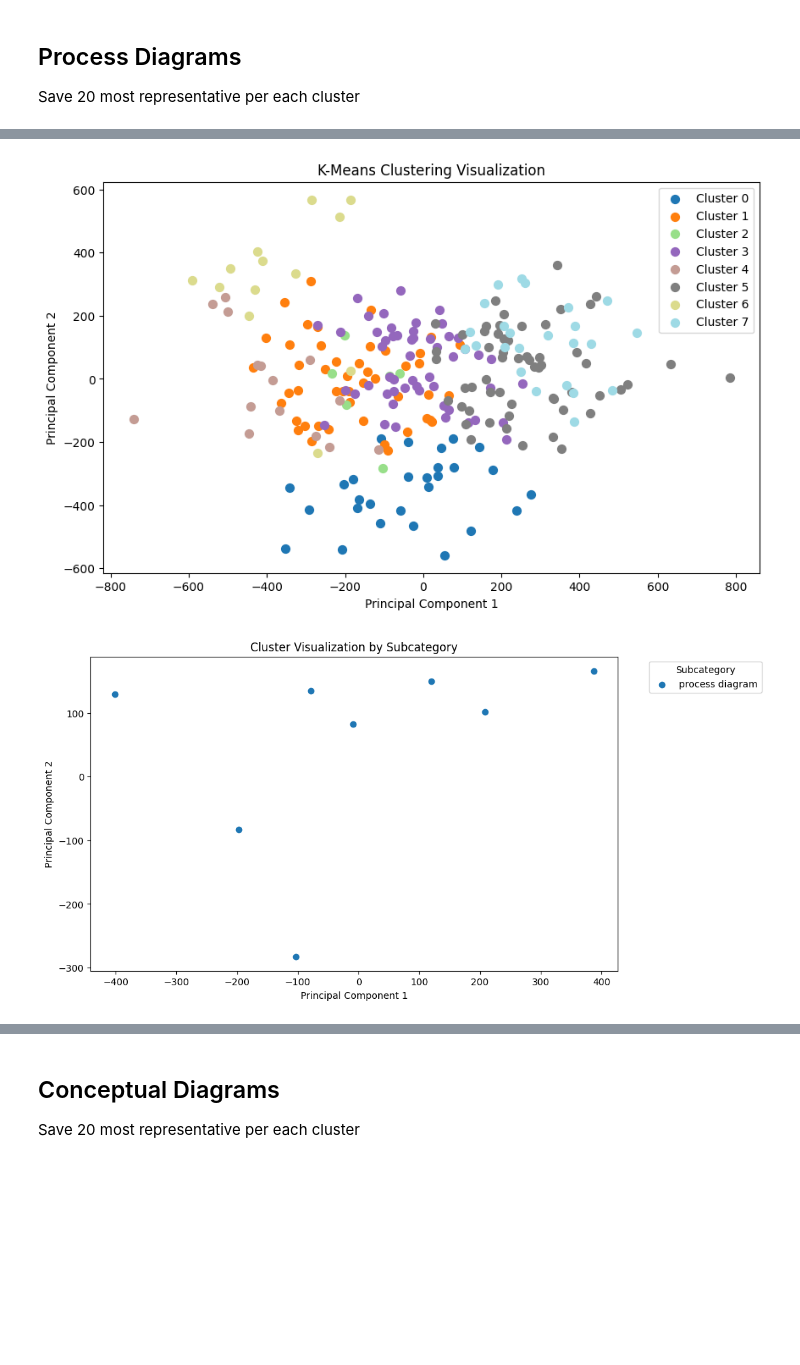
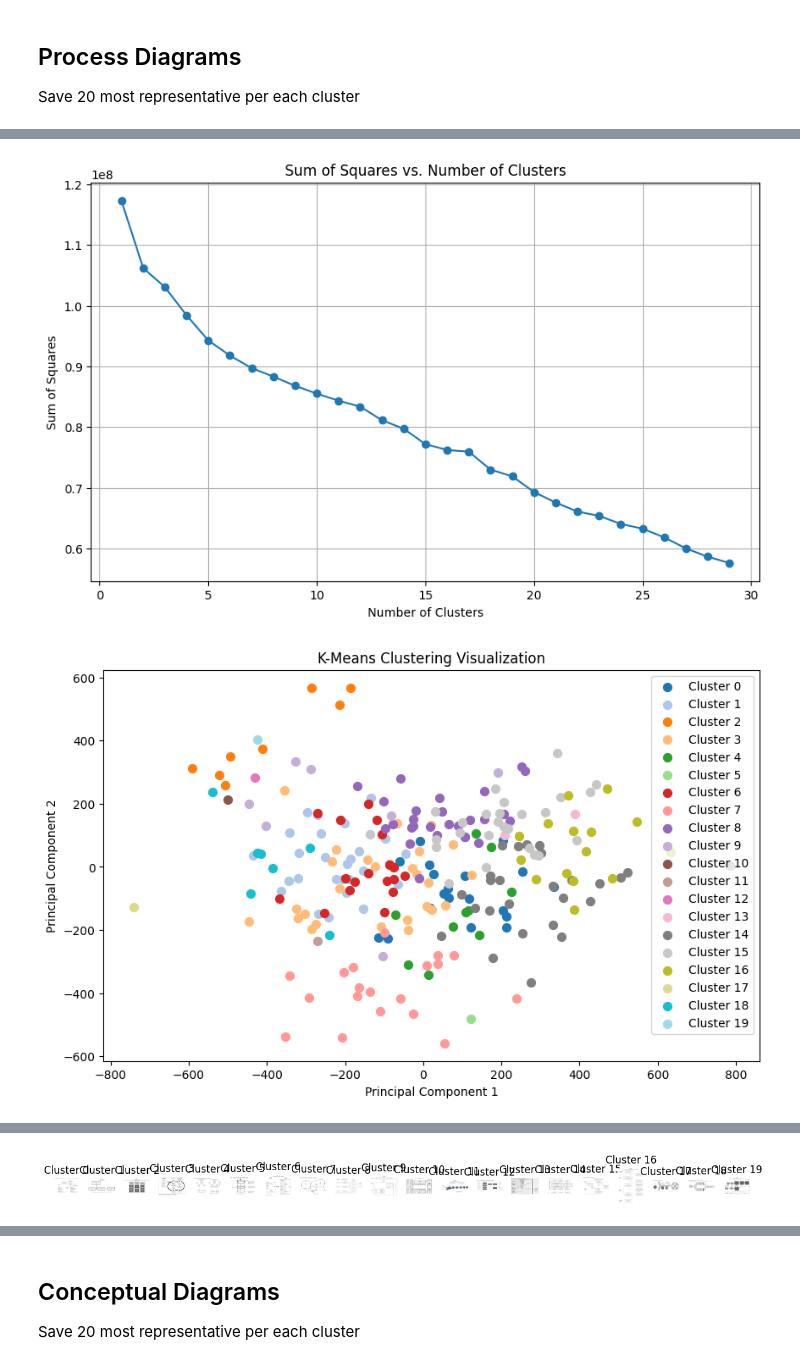
Before and after one commit to polyg314/figure_averaging, a Jupyter notebook: notebooks/clustering_for_all_years.ipynb, the cells around one changed output, grey strips where cells are left out. Drawn from its saved outputs; the diff is of its cells as text; code cells hidden in the pictures; blank space fills up the shorter version.

Commit message:
clusterig for years saved

```diff
--- a/notebooks/clustering_for_all_years.ipynb
+++ b/notebooks/clustering_for_all_years.ipynb
@@ -72,7 +72,7 @@ def reduce_dimensions(features, n_components=30):
     return reduced_features, pca
 
 def perform_kmeans(reduced_features, n_clusters):
-    kmeans = KMeans(n_clusters=n_clusters)
+    kmeans = KMeans(n_clusters=n_clusters, random_state=1)
     labels = kmeans.fit_predict(reduced_features)
     return labels, kmeans, reduced_features
 
@@ -267,4 +267,41 @@ def remove_outliers(features, n_std_dev=5):
     distances = np.sqrt(np.sum((features - mean) ** 2, axis=1))
     threshold = n_std_dev * np.mean(std_dev)
     return features[distances < threshold], distances < threshold
+
+def get_within_cluster_sum_of_squares_plot(features_flattened, pca):
+    # Determine the number of PCA components based on the explained variance
+    n_components_above_threshold = np.where(np.cumsum(pca.explained_variance_ratio_) >= n_components_threshold)[0][0] + 1
+    reduced_features, pca = reduce_dimensions(features_flattened, n_components_above_threshold)
+
+    # Perform KMeans clustering
+    sum_squares_list = []
+    cluster_counts = range(1, 30)
+
+    for cluster_count in cluster_counts:
+        labels, kmeans, reduced_features = perform_kmeans(reduced_features, cluster_count)
+
+
+        sum_squares = 0
+        for i, center in enumerate(kmeans.cluster_centers_):
+            # Find indices of points within the current cluster
+            cluster_indices = [idx for idx, label in enumerate(labels) if label == i]
+            cluster_features = reduced_features[cluster_indices]
+            # Calculate distances only within this cluster
+            if cluster_features.size:  # Ensure there are features to calculate distances
+                distances = distance.cdist([center], cluster_features, 'euclidean')[0]
+                sum_squares += np.sum(distances ** 2)
+
+        sum_squares_list.append(sum_squares)
+
+
+    # Plot sum of squares vs. cluster count
+    plt.figure(figsize=(10, 6))
+    plt.plot(cluster_counts, sum_squares_list, marker='o')
+    plt.xlabel('Number of Clusters')
+    plt.ylabel('Sum of Squares')
+    plt.title('Sum of Squares vs. Number of Clusters')
+    plt.grid(True)
+    plt.show()
+
+    return None
 # %% [output]
@@ -298,9 +335,10 @@ all_data = pd.concat(dataframes, ignore_index=True)
 print(f"Figure count in selected subcategories: {all_data.shape[0]}")
 if(all_data.shape[0] > 2):
     features_flattened, pca, image_paths = get_image_variance(all_data)
+    get_within_cluster_sum_of_squares_plot(features_flattened, pca)
     # Create directories for clusters
     base_dir = f'../clustered_images/all/process diagram'
-    labels, subcategories, closest_images = reduce_create_visualize_save_cluters(all_data, features_flattened, image_paths, base_dir, pca, cluster_count = 8)
+    labels, subcategories, closest_images = reduce_create_visualize_save_cluters(all_data, features_flattened, image_paths, base_dir, pca, cluster_count = 20)
     ## display closest images
     display_closest_images(closest_images, base_dir)
     ## Show counts of figure types in each cluster
@@ -317,3 +355,3 @@ Figure count in selected subcategories: 243
 [figure]
-[figure, old version]
+[figure, new version]
-[figure, old version]
+[figure, new version]
@@ -321,2 +359,3 @@ Figure count in selected subcategories: 243
+[figure, added]
 | Subcategory | process diagram |
 | Cluster |  |
```
Also changed, not shown: parts of 3 cells of this notebook.
